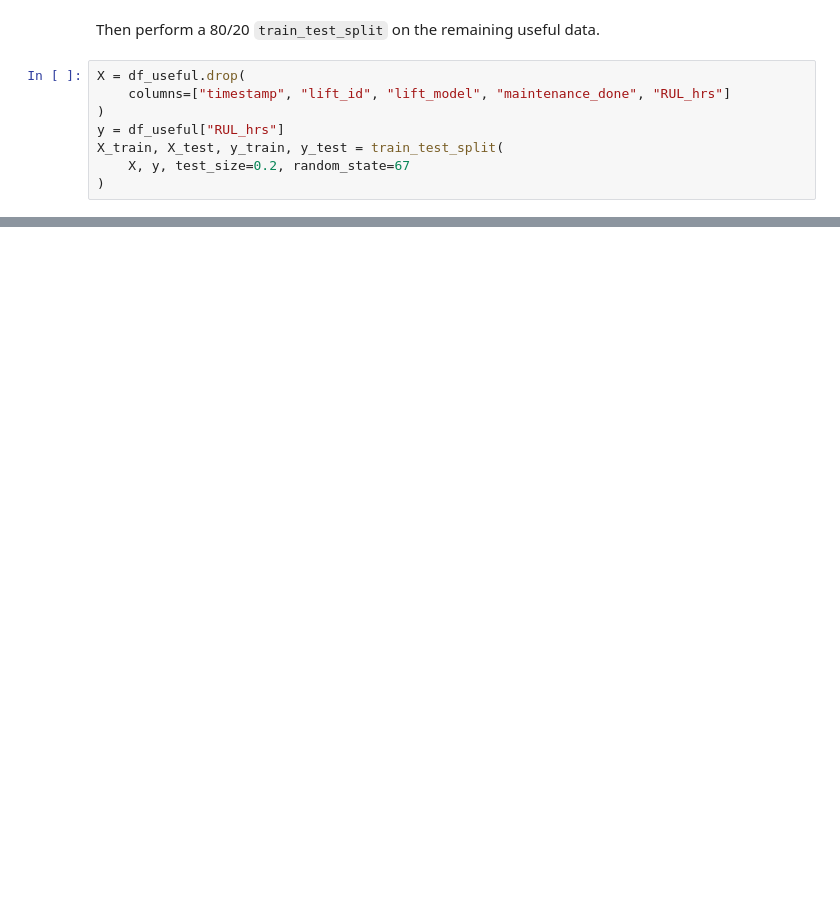
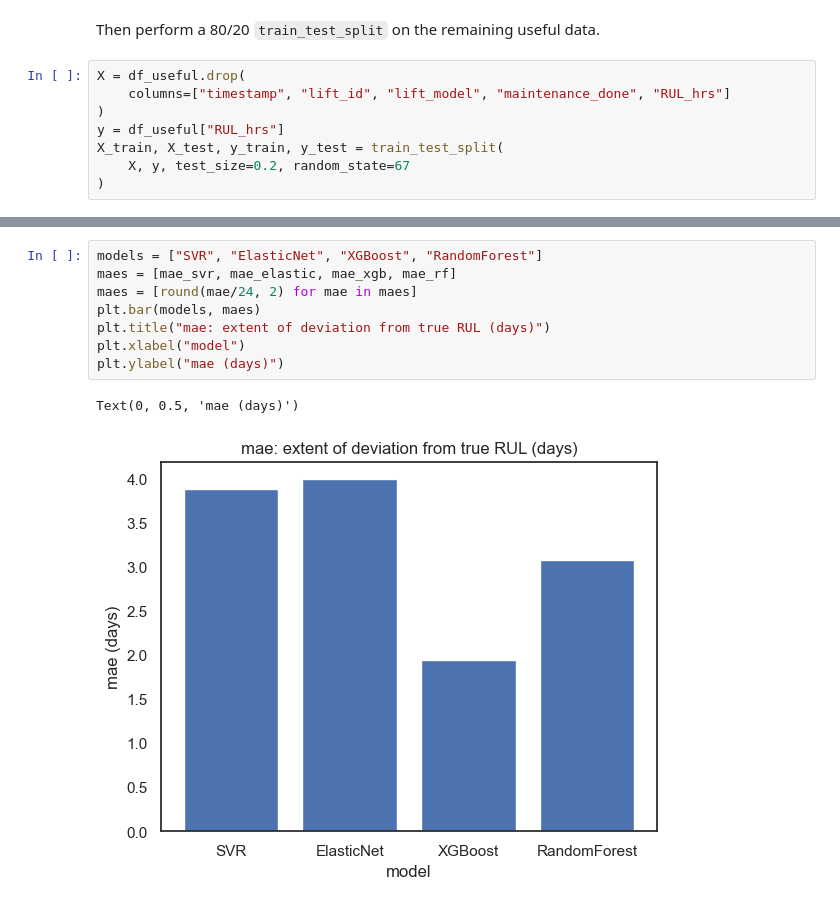
Before and after one commit to jiyometrik/elevator-rmnd, a Jupyter notebook: main.ipynb, the cells around one changed output, grey strips where cells are left out. Cells and saved outputs as stored; diff of their text form; blank space fills up the shorter version.

```diff
--- a/main.ipynb
+++ b/main.ipynb
@@ -178,0 +293,11 @@ print(f"Accuracy (SVR): {acc:.4f}")
+# %%
+models = ["SVR", "ElasticNet", "XGBoost", "RandomForest"]
+maes = [mae_svr, mae_elastic, mae_xgb, mae_rf]
+maes = [round(mae/24, 2) for mae in maes]
+plt.bar(models, maes)
+plt.title("mae: extent of deviation from true RUL (days)")
+plt.xlabel("model")
+plt.ylabel("mae (days)")
+# %% [output]
+Text(0, 0.5, 'mae (days)')
+[figure, added]
```
Also changed, not shown: parts of 21 cells of this notebook, 3 other files.
